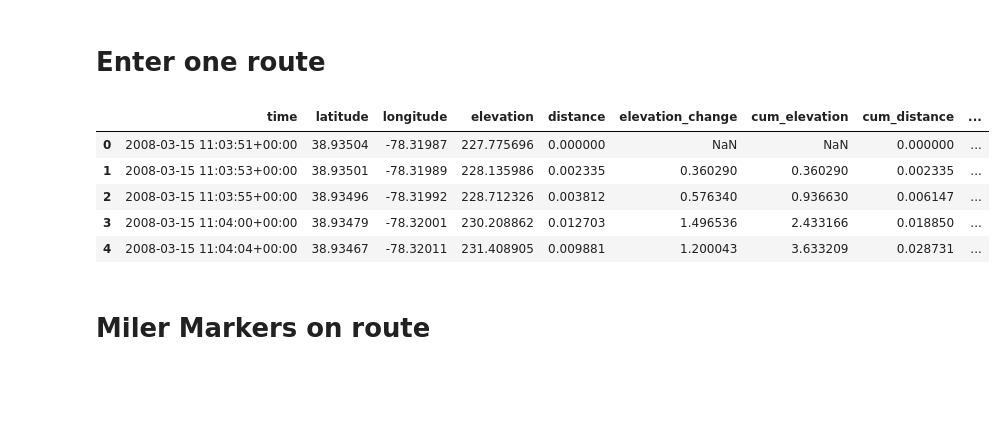
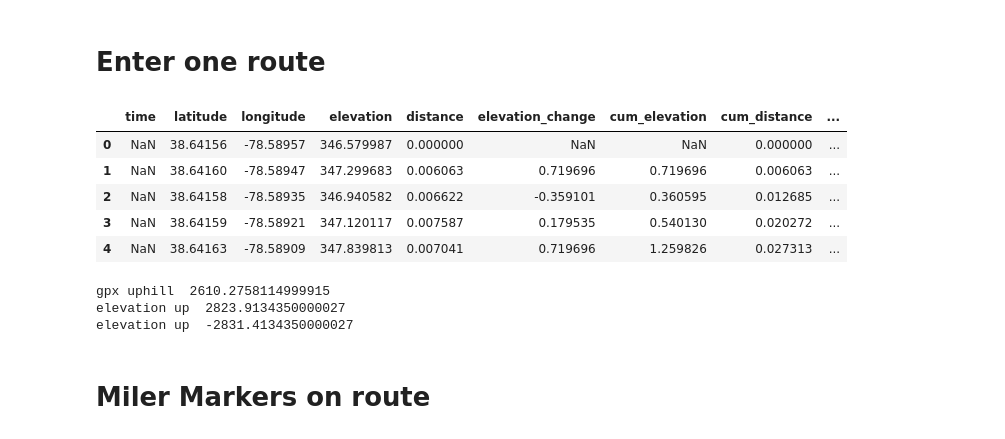
Before and after one commit to lrhf97/gpx_analysis, a Jupyter notebook: final_grade_analysis.ipynb, the cells around one changed output. Drawn from its saved outputs; the diff is of its cells as text; code cells hidden in the pictures; blank space fills up the shorter version.

```diff
--- a/final_grade_analysis.ipynb
+++ b/final_grade_analysis.ipynb
@@ -57,14 +57,22 @@ df_2 = pd.read_csv('data/route_csv/vhtrc-waterfall-50k.csv')
 df_ring = pd.read_csv('data/route_csv/vhtrc-ring.csv')
 # df_dd = pd.read_csv('data/route_csv/DD100K_2021.csv')
 # %%
-df_1.head()
+df_2.head()
 # %% [output]
 |  | time | latitude | longitude | elevation | distance | elevation_change | cum_elevation | cum_distance | ... |
-| 0 | 2008-03-15 11:03:51+00:00 | 38.93504 | -78.31987 | 227.775696 | 0.000000 | NaN | NaN | 0.000000 | ... |
-| 1 | 2008-03-15 11:03:53+00:00 | 38.93501 | -78.31989 | 228.135986 | 0.002335 | 0.360290 | 0.360290 | 0.002335 | ... |
-| 2 | 2008-03-15 11:03:55+00:00 | 38.93496 | -78.31992 | 228.712326 | 0.003812 | 0.576340 | 0.936630 | 0.006147 | ... |
-| 3 | 2008-03-15 11:04:00+00:00 | 38.93479 | -78.32001 | 230.208862 | 0.012703 | 1.496536 | 2.433166 | 0.018850 | ... |
-| 4 | 2008-03-15 11:04:04+00:00 | 38.93467 | -78.32011 | 231.408905 | 0.009881 | 1.200043 | 3.633209 | 0.028731 | ... |
+| 0 | NaN | 38.64156 | -78.58957 | 346.579987 | 0.000000 | NaN | NaN | 0.000000 | ... |
+| 1 | NaN | 38.64160 | -78.58947 | 347.299683 | 0.006063 | 0.719696 | 0.719696 | 0.006063 | ... |
+| 2 | NaN | 38.64158 | -78.58935 | 346.940582 | 0.006622 | -0.359101 | 0.360595 | 0.012685 | ... |
+| 3 | NaN | 38.64159 | -78.58921 | 347.120117 | 0.007587 | 0.179535 | 0.540130 | 0.020272 | ... |
+| 4 | NaN | 38.64163 | -78.58909 | 347.839813 | 0.007041 | 0.719696 | 1.259826 | 0.027313 | ... |
+# %%
+print('gpx uphill ',route.get_uphill_downhill()[0])
+print('elevation up ', df_2[df_2['elevation_change'] >0]['elevation_change'].sum())
+print('elevation up ', df_2[df_2['elevation_change'] <0]['elevation_change'].sum())
+# %% [output]
+gpx uphill  2610.2758114999915
+elevation up  2823.9134350000027
+elevation up  -2831.4134350000027
 # %% [markdown]
 # Miler Markers on route
 # %%
```
Also changed, not shown: 2 other files.
